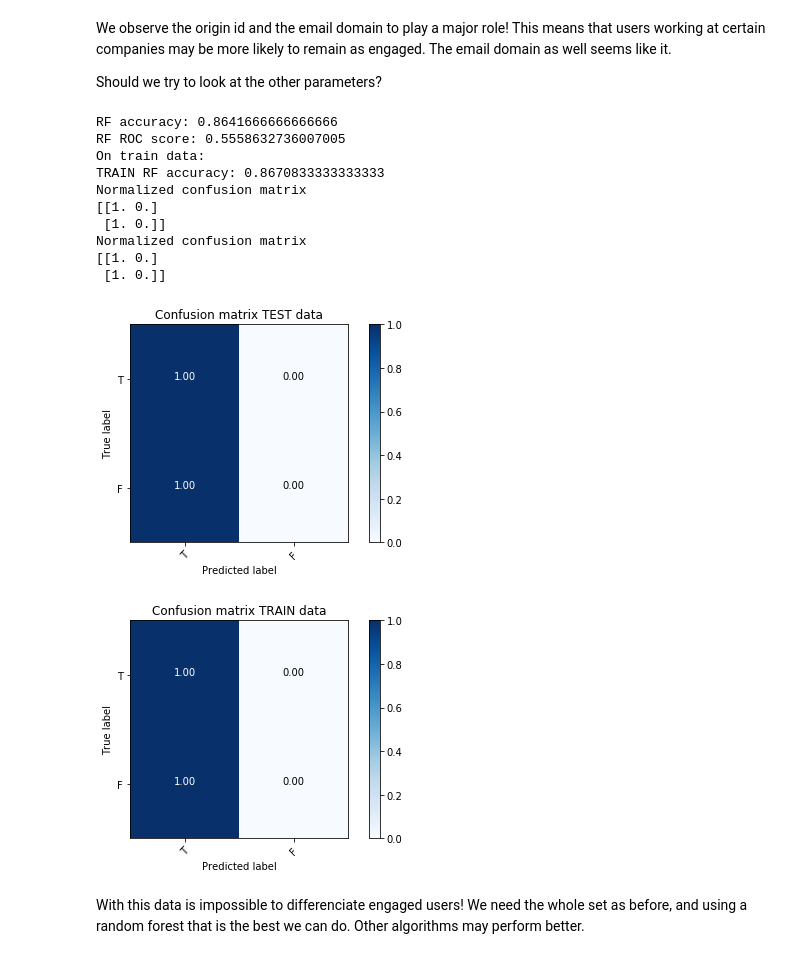
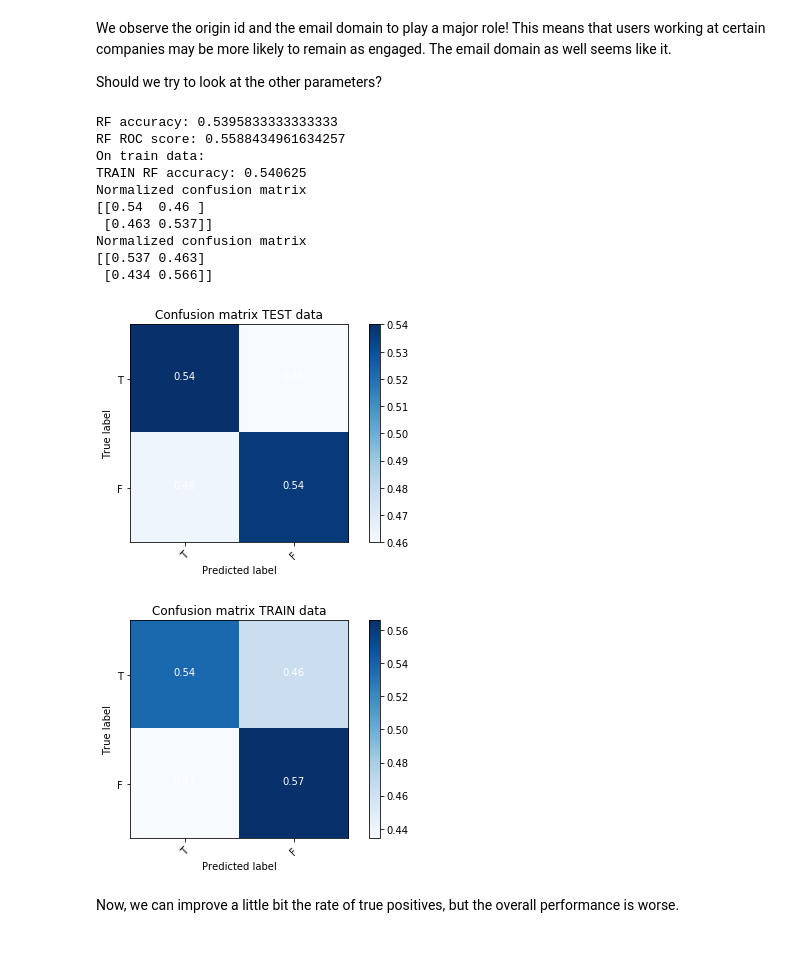
Before and after one commit to jonascm/Springboard_Projects, a Jupyter notebook: Relax_challenge.ipynb, the cells around one changed output. Cells and saved outputs as stored; diff of their text form; code cells hidden in the pictures.

```diff
--- a/Relax_challenge.ipynb
+++ b/Relax_challenge.ipynb
@@ -252,43 +252,43 @@ Should we try to look at the other parameters?
 # %%
 Xtr, Xts, ytr, yts = train_test_split(dfencoded.drop(columns=['engaged','org_id','emaildomain']),dfencoded['engaged'], test_size=0.2, random_state=42)
 
-clf3 = RandomForestClassifier()
+clf3 = RandomForestClassifier(class_weight='balanced')
 clf3.fit(Xtr, ytr)
 
 y_ts_pred = clf3.predict(Xts)
 
 print('RF accuracy:', accuracy_score(yts, y_ts_pred) )
 
 # What about AUROC?
 prob_y = clf3.predict_proba(Xts)
 prob_y = [p[1] for p in prob_y]
 print('RF ROC score:', roc_auc_score(yts, prob_y) )
 
 print('On train data:')
 print('TRAIN RF accuracy:', accuracy_score(ytr, clf3.predict(Xtr)) )
 
 cnf_matrix = confusion_matrix(yts, y_ts_pred)
 
 np.set_printoptions(precision=3)
 plt.figure()
 plot_confusion_matrix(cnf_matrix, classes=['T','F'],normalize=True, title='Confusion matrix TEST data')
 
 cnf_matrix = confusion_matrix(ytr, clf3.predict(Xtr))
 
 plt.figure()
 plot_confusion_matrix(cnf_matrix, classes=['T','F'],normalize=True, title='Confusion matrix TRAIN data')
 # %% [output]
-RF accuracy: 0.8641666666666666
-RF ROC score: 0.5558632736007005
+RF accuracy: 0.5395833333333333
+RF ROC score: 0.5588434961634257
 On train data:
-TRAIN RF accuracy: 0.8670833333333333
+TRAIN RF accuracy: 0.540625
 Normalized confusion matrix
-[[1. 0.]
- [1. 0.]]
+[[0.54  0.46 ]
+ [0.463 0.537]]
 Normalized confusion matrix
-[[1. 0.]
- [1. 0.]]
+[[0.537 0.463]
+ [0.434 0.566]]
-[figure, old version]
+[figure, new version]
-[figure, old version]
+[figure, new version]
-# %% [markdown]
-With this data is impossible to differenciate engaged users! We need the whole set as before, and using a random forest that is the best we can do. Other algorithms may perform better.
+# %% [markdown]
+Now, we can improve a little bit the rate of true positives, but the overall performance is worse.
```
Also changed, not shown: parts of 4 cells of this notebook, 1 other file.
